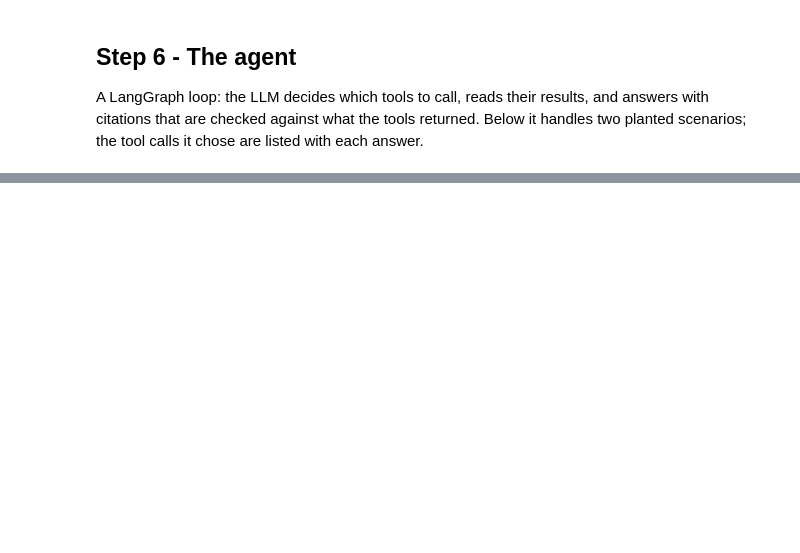
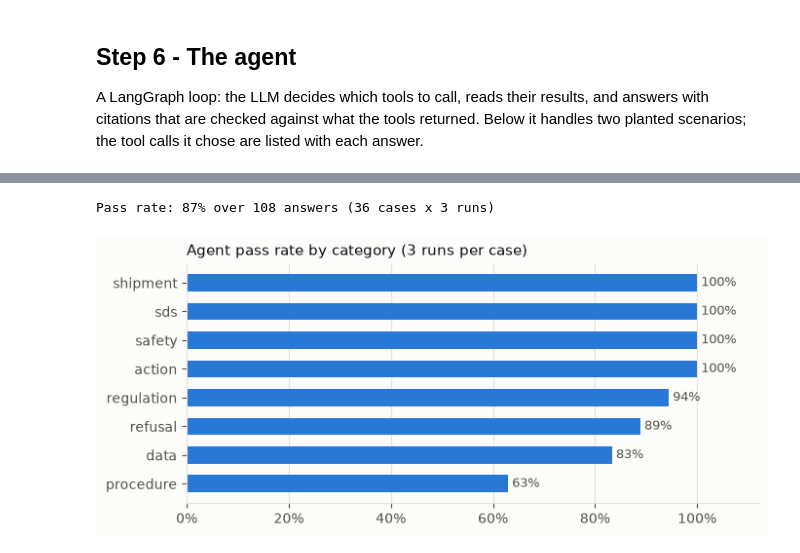
Before and after one commit to nboumpari/dc-exception-copilot, a Jupyter notebook: notebooks/demo.ipynb, the cells around one changed output, grey strips where cells are left out. Cells and saved outputs as stored; diff of their text form; code cells hidden in the pictures; blank space fills up the shorter version.

```diff
--- a/notebooks/demo.ipynb
+++ b/notebooks/demo.ipynb
@@ -389,0 +397,15 @@ If you want, I can also check whether it’s at risk of going out late.
+# %%
+rows = pd.DataFrame(json.loads((DATA_DIR / "eval" / "results" / "agent.json").read_text(encoding="utf-8")))
+print(f"Pass rate: {rows['passed'].mean():.0%} over {len(rows)} answers "
+      f"({rows['id'].nunique()} cases x {rows['repeat'].nunique()} runs)")
+by_cat = rows.groupby("category")["passed"].mean().sort_values()
+fig, ax = plt.subplots(figsize=(7, 3.2))
+bars = ax.barh(by_cat.index, by_cat.values, color=BLUE, height=0.6)
+ax.bar_label(bars, labels=[f"{v:.0%}" for v in by_cat.values], padding=3, color=INK_2, fontsize=9)
+ax.set_xlim(0, 1.12); ax.xaxis.set_major_formatter(lambda v, _: f"{v:.0%}")
+ax.grid(axis="y", visible=False); ax.grid(axis="x", visible=True)
+ax.set_title("Agent pass rate by category (3 runs per case)", loc="left", fontsize=11, color=INK)
+plt.tight_layout(); plt.show()
+# %% [output]
+Pass rate: 87% over 108 answers (36 cases x 3 runs)
+[figure, added]
```
Also changed, not shown: parts of 6 cells of this notebook, 8 other files.
